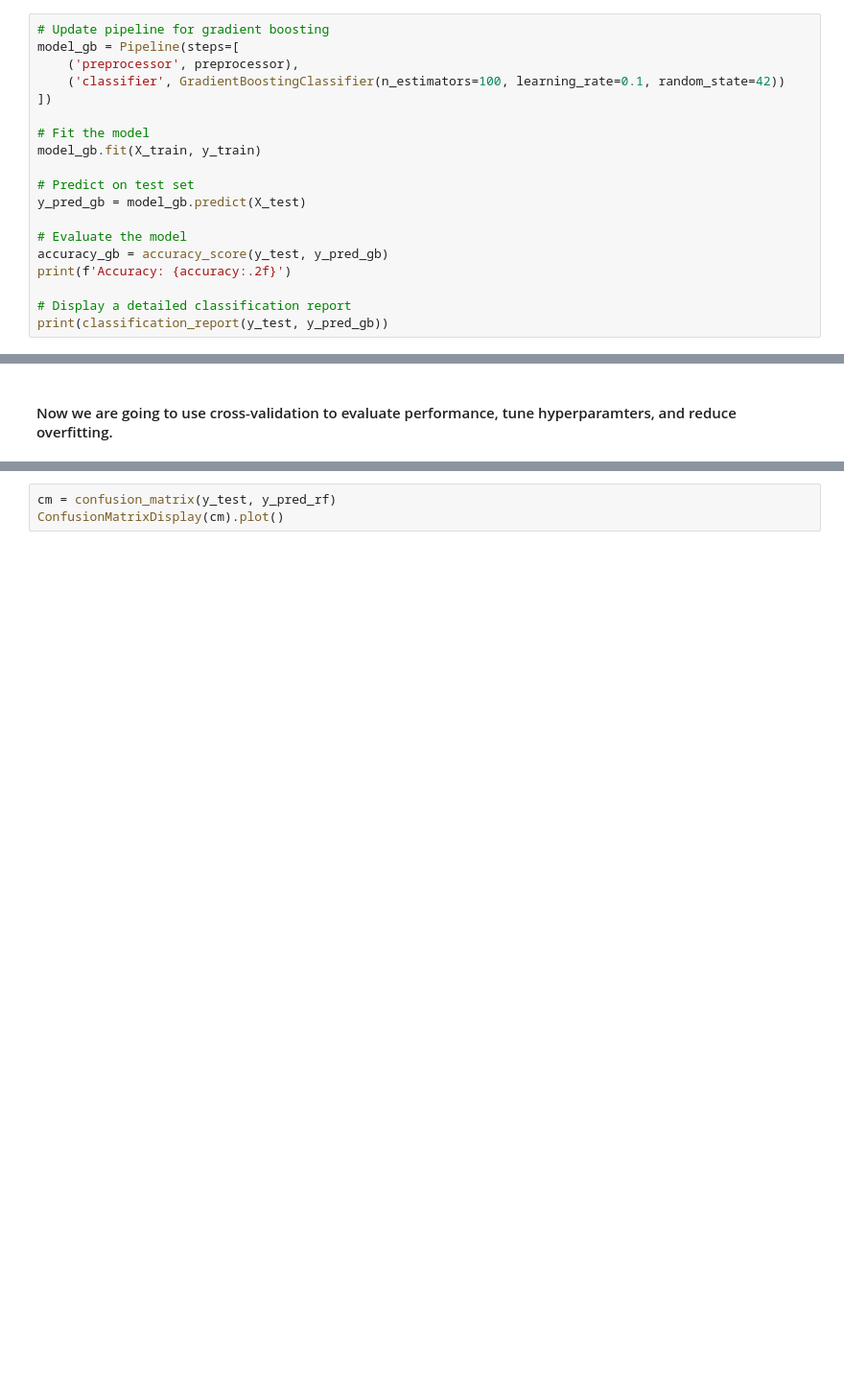
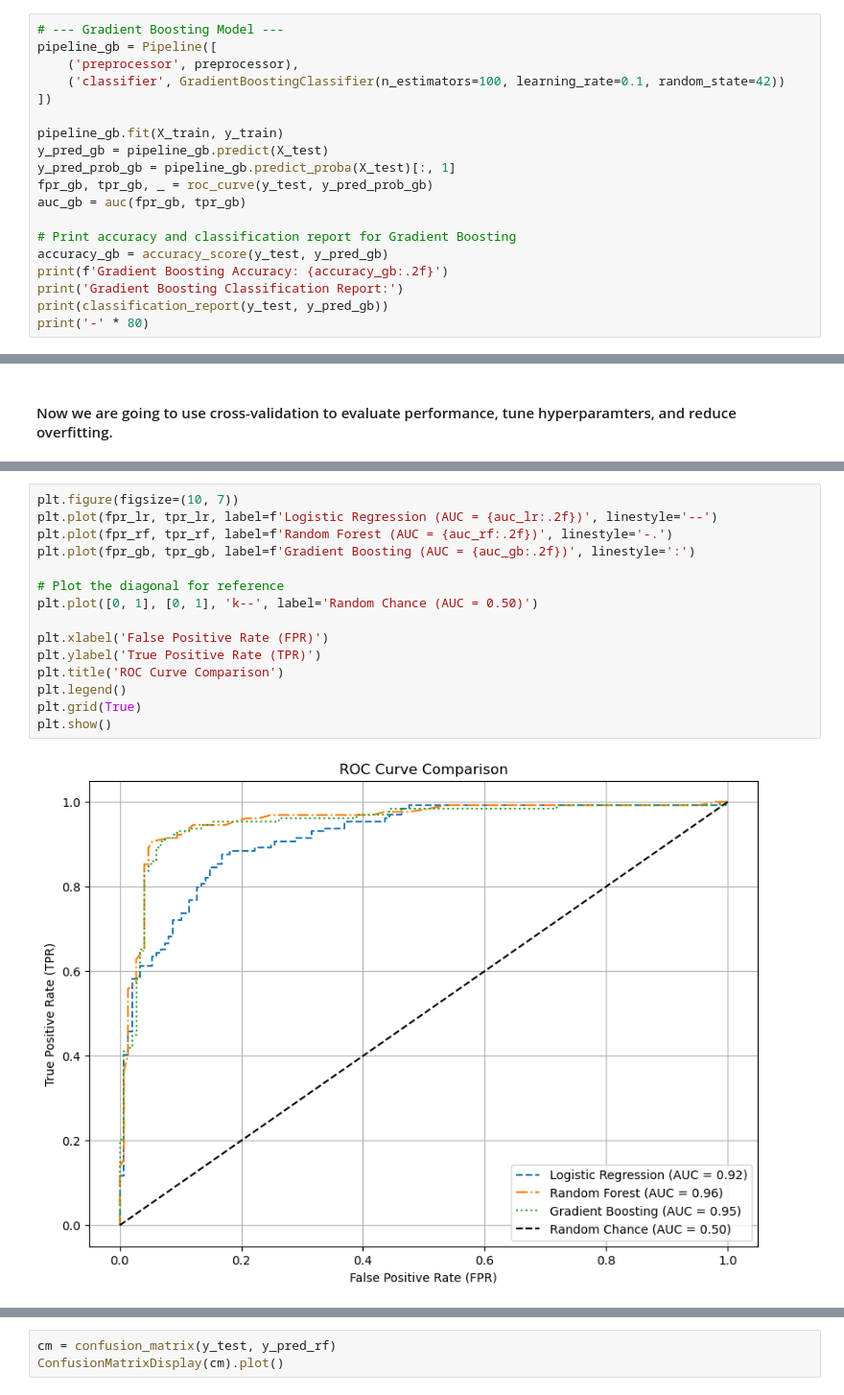
Before and after one commit to celenelouise/Capstone_Two, a Jupyter notebook: Modeling Purchase Behavior.ipynb, the cells around one changed output, grey strips where cells are left out. Shown at 96% size. Drawn from its saved outputs; the diff is of its cells as text; blank space fills up the shorter version.

Commit message:
roc curve added, code updated

```diff
--- a/Modeling Purchase Behavior.ipynb
+++ b/Modeling Purchase Behavior.ipynb
@@ -222,22 +228,22 @@ Standard Deviation: 0.01
 # %% [markdown]
 #### For our last model I chose gradient boosting as it likley will handle our weakily correlated data better than random forest can.
 # %%
-# Update pipeline for gradient boosting
-model_gb = Pipeline(steps=[
+# --- Gradient Boosting Model ---
+pipeline_gb = Pipeline([
     ('preprocessor', preprocessor),
     ('classifier', GradientBoostingClassifier(n_estimators=100, learning_rate=0.1, random_state=42))
 ])
 
-# Fit the model
-model_gb.fit(X_train, y_train)
+pipeline_gb.fit(X_train, y_train)
+y_pred_gb = pipeline_gb.predict(X_test)
+y_pred_prob_gb = pipeline_gb.predict_proba(X_test)[:, 1]
+fpr_gb, tpr_gb, _ = roc_curve(y_test, y_pred_prob_gb)
+auc_gb = auc(fpr_gb, tpr_gb)
 
-# Predict on test set
-y_pred_gb = model_gb.predict(X_test)
-
-# Evaluate the model
+# Print accuracy and classification report for Gradient Boosting
 accuracy_gb = accuracy_score(y_test, y_pred_gb)
-print(f'Accuracy: {accuracy:.2f}')
-
-# Display a detailed classification report
+print(f'Gradient Boosting Accuracy: {accuracy_gb:.2f}')
+print('Gradient Boosting Classification Report:')
 print(classification_report(y_test, y_pred_gb))
+print('-' * 80)
 # %% [output]
@@ -268 +279,18 @@ Standard Deviation: 0.01
+# %%
+plt.figure(figsize=(10, 7))
+plt.plot(fpr_lr, tpr_lr, label=f'Logistic Regression (AUC = {auc_lr:.2f})', linestyle='--')
+plt.plot(fpr_rf, tpr_rf, label=f'Random Forest (AUC = {auc_rf:.2f})', linestyle='-.')
+plt.plot(fpr_gb, tpr_gb, label=f'Gradient Boosting (AUC = {auc_gb:.2f})', linestyle=':')
+
+# Plot the diagonal for reference
+plt.plot([0, 1], [0, 1], 'k--', label='Random Chance (AUC = 0.50)')
+
+plt.xlabel('False Positive Rate (FPR)')
+plt.ylabel('True Positive Rate (TPR)')
+plt.title('ROC Curve Comparison')
+plt.legend()
+plt.grid(True)
+plt.show()
+# %% [output]
+[figure, added]
 # %% [markdown]
```
Also changed, not shown: parts of 12 cells of this notebook.
